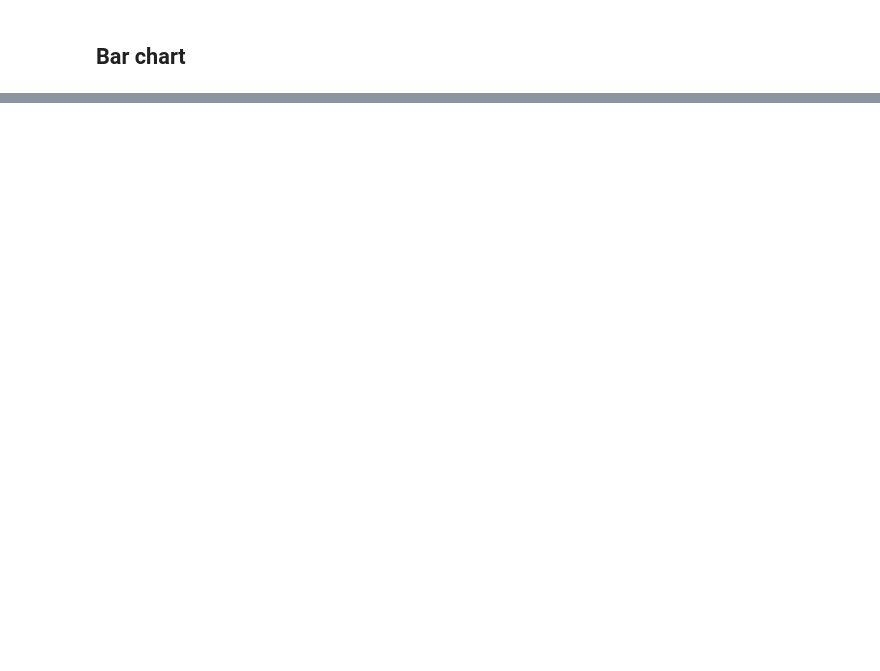
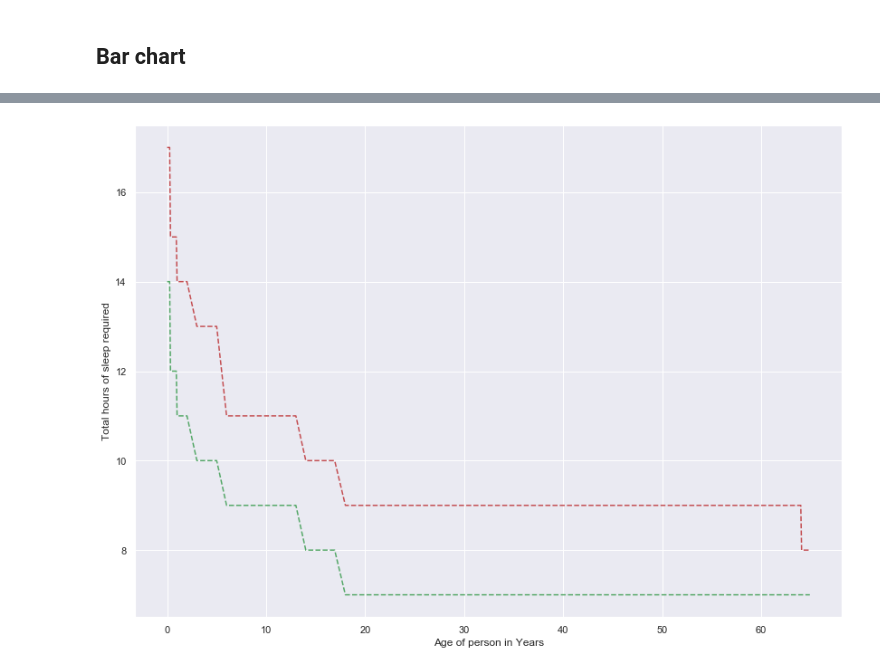
Before and after one commit to romandek/EDA-Charts, a Jupyter notebook: Charts.ipynb, the cells around one changed output, grey strips where cells are left out. Saved outputs shown, nothing was run; the diff lists cells and outputs as text; code cells hidden in the pictures; blank space fills up the shorter version.

```diff
--- a/Charts.ipynb
+++ b/Charts.ipynb
@@ -113,0 +148,9 @@ plt.show()
+# %%
+# Line plot
+plt.plot(sleep_df['age']/12., sleep_df['min_recommended'], 'g--')
+plt.plot(sleep_df['age']/12., sleep_df['max_recommended'], 'r--')
+plt.xlabel('Age of person in Years')
+plt.ylabel('Total hours of sleep required')
+plt.show()
+# %% [output]
+[figure, added]
```
Also changed, not shown: parts of 32 cells of this notebook.
